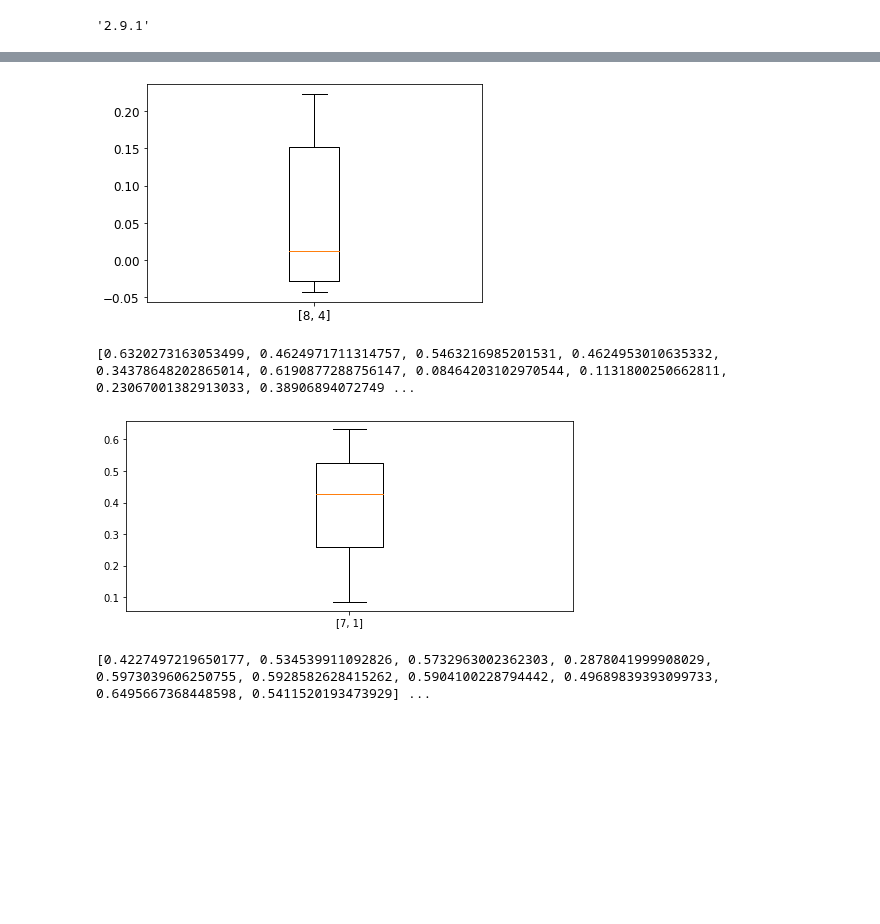
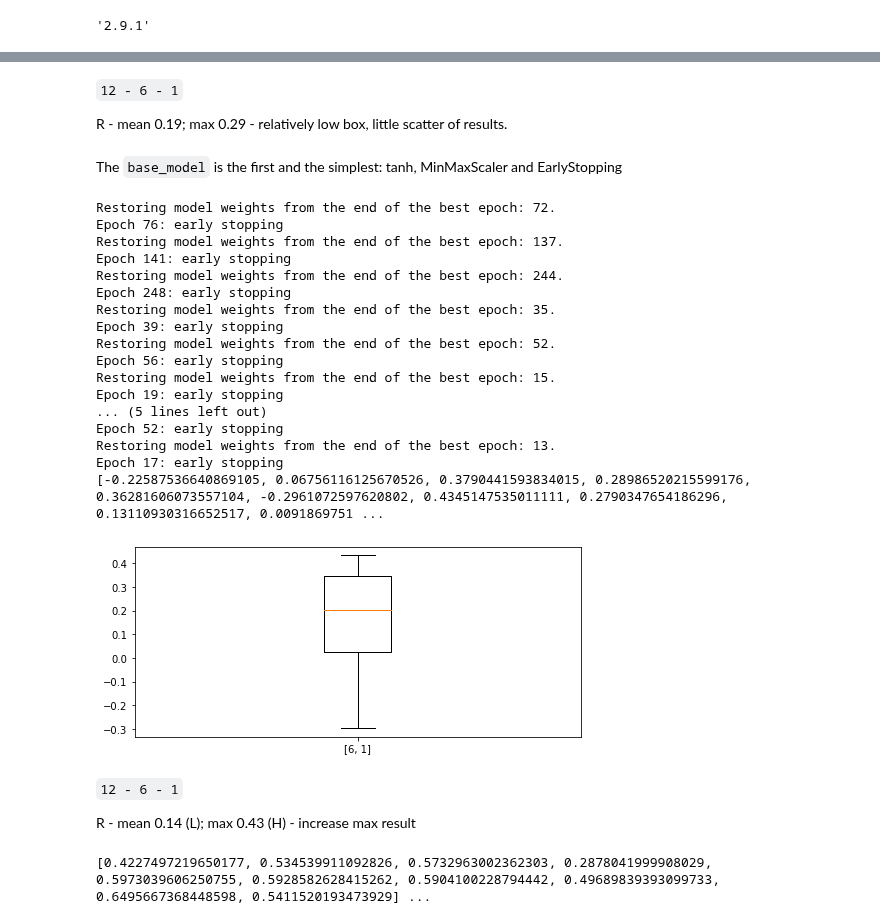
Before and after one commit to d-jus/tf_pipeline, a Jupyter notebook: SSN CRF - p & CRF - m.ipynb, the cells around one changed output, grey strips where cells are left out. Cells and saved outputs as stored; diff of their text form; code cells hidden in the pictures; blank space fills up the shorter version.

```diff
--- a/SSN CRF - p & CRF - m.ipynb
+++ b/SSN CRF - p & CRF - m.ipynb
@@ -346,16 +351,48 @@ NameError: name 'checker_dist_box' is not defined
-# %%
-a.plot_box   #Coef Pearson for random input and output
-# %% [output]
-[figure, removed]
+# %% [markdown]
+`12 - 6 - 1`
+
+R - mean 0.19; max 0.29 - relatively low box, little scatter of results.
+# %% [markdown]
+The `base_model` is the first and the simplest: tanh, MinMaxScaler and EarlyStopping
 # %%
-#plot box
-b = checker_dist_box(scalerMinMax,scalerMinMax_output,(data_p, CRFp))
-b.compute(X_train, y_train, epochs =300,
-                    validation_split = 0.2, shuffle = True, neurons_ = 7, function_ = "tanh")
-b.plot_box
+tf.keras.backend.clear_session()
+callbacks=tf.keras.callbacks.EarlyStopping(
+    monitor='val_loss',
+    min_delta=0,
+    patience=4,
+    verbose=1,
+    mode='auto',
+    baseline=None,
+    restore_best_weights=True
+)
+
+base_model = checker_dist_box(scalerMinMax,scalerMinMax_output,(data_p, CRFp))
+base_model.compute(X_train, y_train, epochs=300,
+                    validation_split=0.2, shuffle=True, callbacks=[callbacks], neurons_=6, function_="tanh")
+base_model.plot_box
 # %% [output]
-[0.6320273163053499, 0.4624971711314757, 0.5463216985201531, 0.4624953010635332, 0.34378648202865014, 0.6190877288756147, 0.08464203102970544, 0.1131800250662811, 0.23067001382913033, 0.38906894072749 ...
+Restoring model weights from the end of the best epoch: 72.
+Epoch 76: early stopping
+Restoring model weights from the end of the best epoch: 137.
+Epoch 141: early stopping
+Restoring model weights from the end of the best epoch: 244.
+Epoch 248: early stopping
+Restoring model weights from the end of the best epoch: 35.
+Epoch 39: early stopping
+Restoring model weights from the end of the best epoch: 52.
+Epoch 56: early stopping
+Restoring model weights from the end of the best epoch: 15.
+Epoch 19: early stopping
+... (5 lines left out)
+Epoch 52: early stopping
+Restoring model weights from the end of the best epoch: 13.
+Epoch 17: early stopping
+[-0.22587536640869105, 0.06756116125670526, 0.3790441593834015, 0.28986520215599176, 0.36281606073557104, -0.2961072597620802, 0.4345147535011111, 0.2790347654186296, 0.13110930316652517, 0.0091869751 ...
-[figure, old version]
+[figure, new version]
+# %% [markdown]
+`12 - 6 - 1`
+
+R - mean 0.14 (L); max 0.43 (H) - increase max result
 # %%
 """Inicjalizacja: LeCuna
 Funkcja aktywacji: SELU
```
Also changed, not shown: parts of 4 cells of this notebook.
